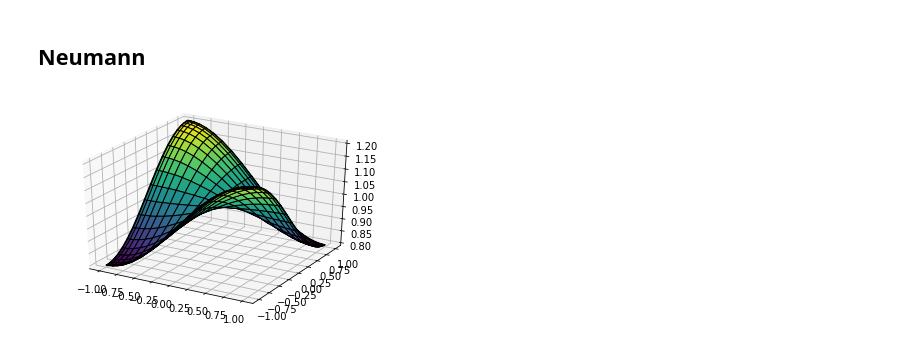
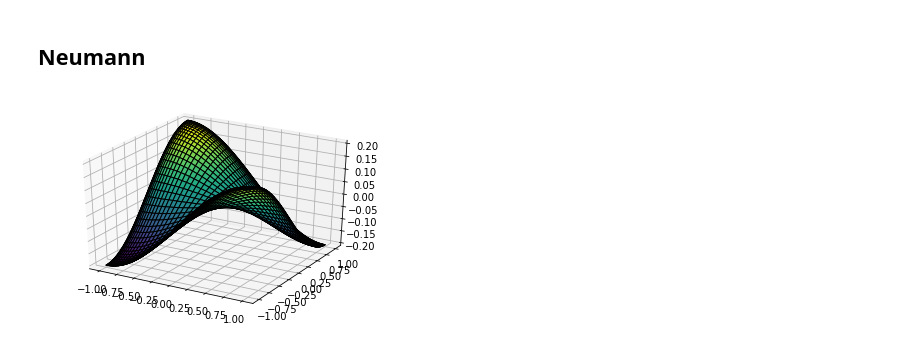
Before and after one commit to preiter93/pypde, a Jupyter notebook: Untitled.ipynb, the cells around one changed output. Drawn from its saved outputs; the diff is of its cells as text; code cells hidden in the pictures.

Commit message:
poisson in example

```diff
--- a/Untitled.ipynb
+++ b/Untitled.ipynb
@@ -177,10 +178,8 @@ def _f(xx,yy):
 def _u(xx,yy):
         return np.sin(ARG*xx)*np.sin(ARG*yy)*-1/ARG**2/2
 
-N = 20
+N = 40
 shape = (N+2,N+2)
-skipfirst = True
-skip = slice(1,None) if skipfirst else slice(0,None)
 
 u = SpectralField(shape, ("CN","CN"))
 f = SpectralField(shape, ("CN","CN"))
@@ -196,29 +195,29 @@ w,Q,Qi = eigen_decomp(A.T@BI.T)
 # -- RHS ---
 f.v = _f(xx,yy)
 f.forward()
-fhat = f.vhat[skip,skip]
+fhat = f.vhat
 b = RHSExplicit(f=fhat)
-b.add_PM(MatrixRHS(B[skip,skip],axis=0))
-b.add_PM(MatrixRHS(Q.T[skip,skip],axis=1))
+b.add_PM(MatrixRHS(B,axis=0))
+b.add_PM(MatrixRHS(Q.T,axis=1))
 
 # -- LHS ---
-Ax = MatrixLHS(A=B[skip,skip],ndim=2,axis=0,
-    solver="poisson",lam=w[skip],C=A[skip,skip])
-Ay = MatrixLHS(A=Qi.T[skip,skip],ndim=2,axis=1,
+Ax = MatrixLHS(A=B,ndim=2,axis=0,
+    solver="poisson",lam=w,C=A,pure_neumann=True)
+Ay = MatrixLHS(A=Qi.T,ndim=2,axis=1,
     solver="matmul")
 A = LHSImplicit(Ax)
 A.add(Ay)
 # %%
 u.vhat[skip,skip] = A.solve(b.rhs)
-u.vhat[0,0] = 1
+#print(u.vhat)
 u.backward()
 
 fig = plt.figure()
 ax = plt.axes(projection='3d')
 ax.plot_surface(xx,yy,u.v, rstride=1, cstride=1, cmap="viridis",edgecolor="k")
 plt.show()
 # %% [output]
-[figure, old version]
+[figure, new version]
 # %%
 fig = plt.figure()
 ax = plt.axes(projection='3d')
```
Also changed, not shown: parts of 3 cells of this notebook, 19 other files.
